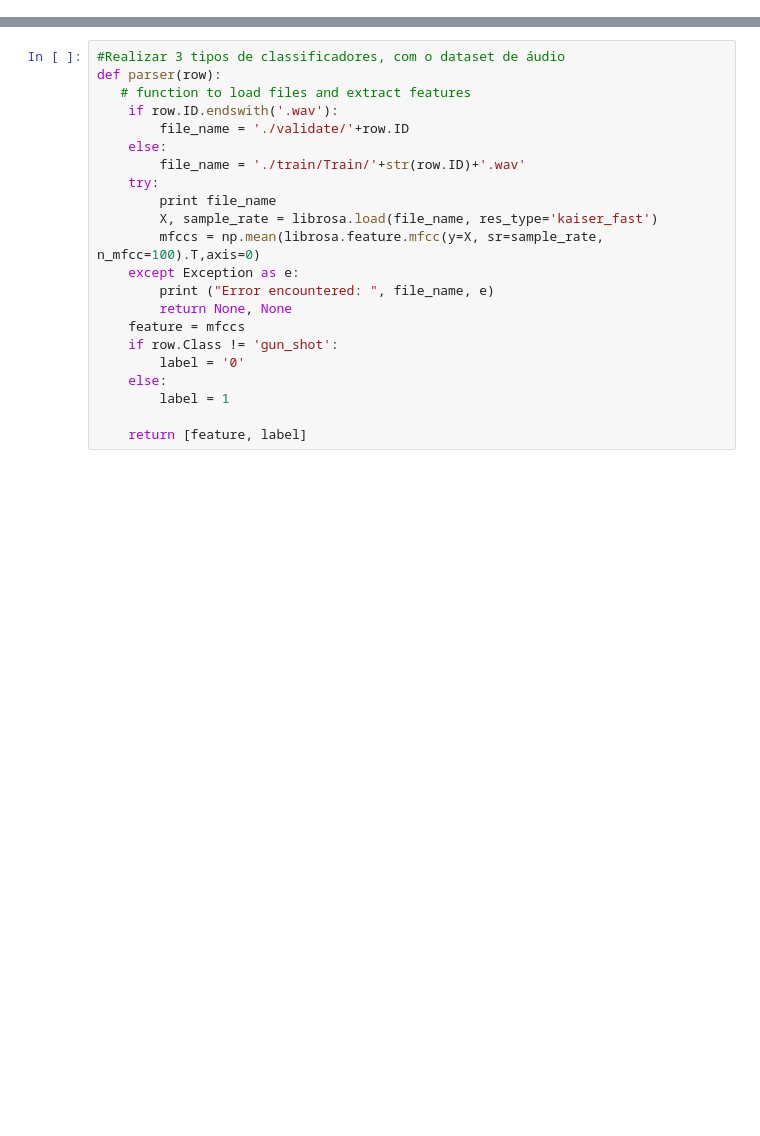
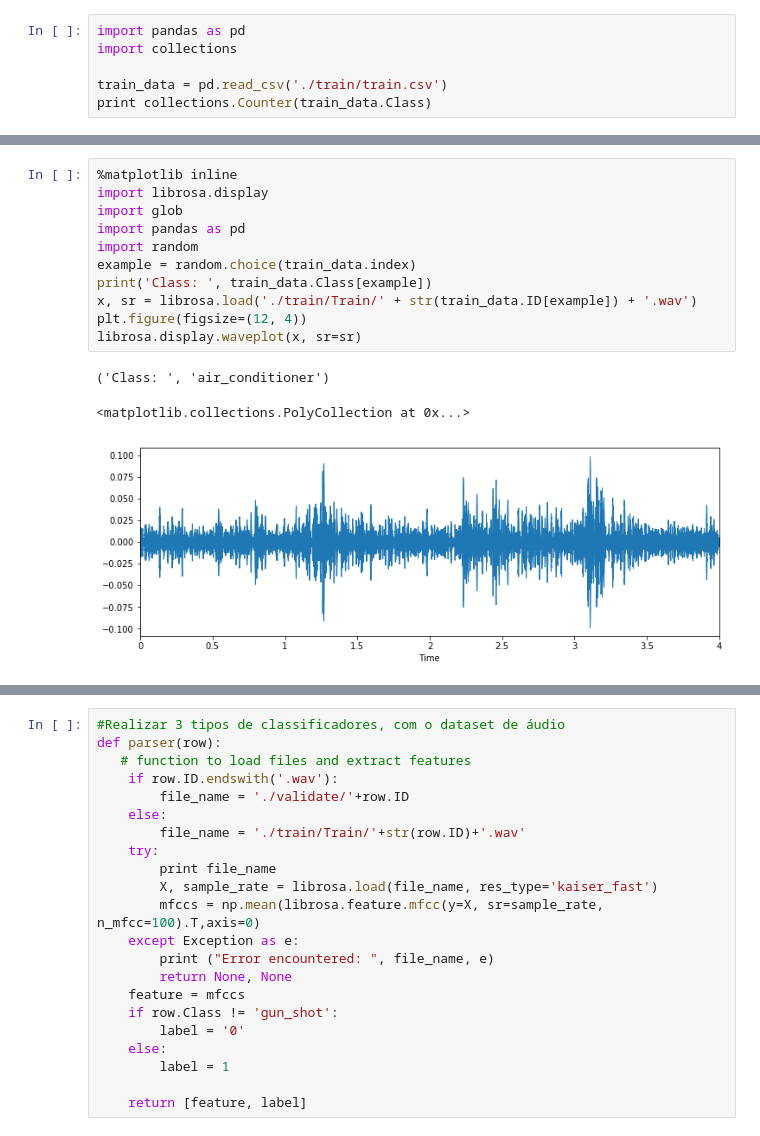
Before and after one commit to flisbao/ml_nanodegree, a Jupyter notebook: TCC 2.ipynb, the cells around one changed output, grey strips where cells are left out. Drawn from its saved outputs; the diff is of its cells as text; blank space fills up the shorter version.

```diff
--- a/TCC 2.ipynb
+++ b/TCC 2.ipynb
@@ -0,0 +8,6 @@
+# %%
+import pandas as pd
+import collections
+
+train_data = pd.read_csv('./train/train.csv')
+print collections.Counter(train_data.Class)
@@ -0,0 +31,15 @@
+# %%
+%matplotlib inline
+import librosa.display
+import glob
+import pandas as pd
+import random
+example = random.choice(train_data.index)
+print('Class: ', train_data.Class[example])
+x, sr = librosa.load('./train/Train/' + str(train_data.ID[example]) + '.wav')
+plt.figure(figsize=(12, 4))
+librosa.display.waveplot(x, sr=sr)
+# %% [output]
+('Class: ', 'air_conditioner')
+<matplotlib.collections.PolyCollection at 0x...>
+[figure, added]
```
Also changed, not shown: parts of 24 cells of this notebook.
